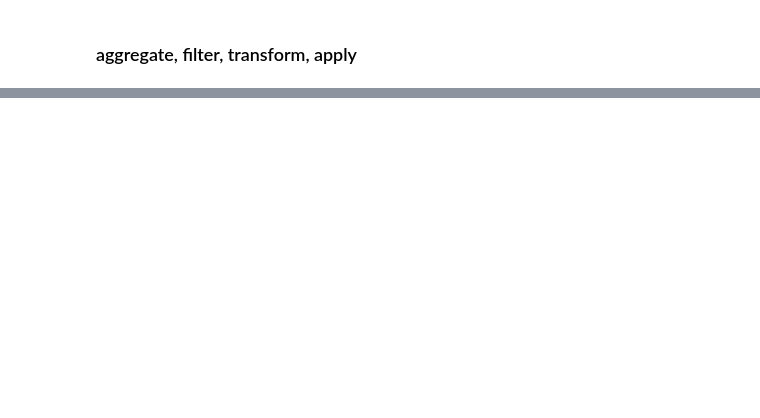
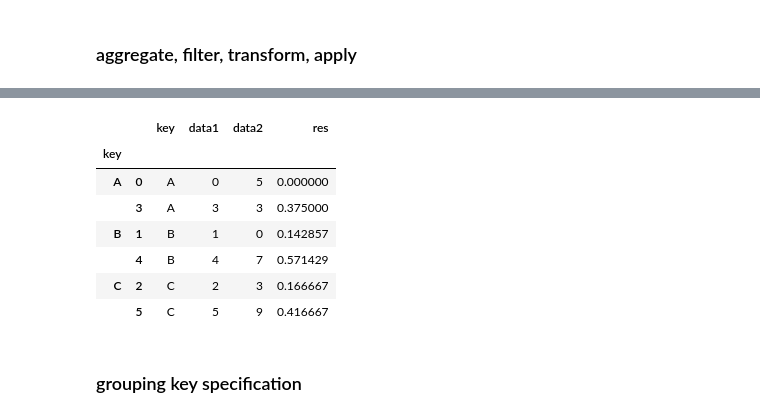
Before and after one commit to 0xdomyz/python_collection, a Jupyter notebook: data/pandas_tute/agg_group/agg_and_group.ipynb, the cells around one changed output, grey strips where cells are left out. Saved outputs shown, nothing was run; the diff lists cells and outputs as text; code cells hidden in the pictures; blank space fills up the shorter version.

```diff
--- a/data/pandas_tute/agg_group/agg_and_group.ipynb
+++ b/data/pandas_tute/agg_group/agg_and_group.ipynb
@@ -100,2 +179,9 @@ df.groupby("key").sum()
 # %% [markdown]
 ### aggregate, filter, transform, apply
+# %%
+rng = np.random.RandomState(0)
+df = pd.DataFrame(
+    {"key": ["A", "B", "C", "A", "B", "C"], "data1": range(6), "data2": rng.randint(0, 10, 6)},
+    columns=["key", "data1", "data2"],
+)
+print(df)
@@ -101,0 +252,7 @@ df.groupby("key").sum()
+# %%
+# apply
+def norm_by_data2(x):
+    x["data1"] /= x["data2"].sum()
+    return x
+
+print(df); print(df.groupby("key").apply(norm_by_data2))
@@ -101,0 +275,17 @@ df.groupby("key").sum()
+# %%
+def norm_by_data2(x):
+    x["res"] = x["data1"] / x["data2"].sum()
+    return x
+
+df.groupby("key").apply(norm_by_data2)
+# %% [output]
+|  |  | key | data1 | data2 | res |
+| key |  |  |  |  |  |
+| A | 0 | A | 0 | 5 | 0.000000 |
+|  | 3 | A | 3 | 3 | 0.375000 |
+| B | 1 | B | 1 | 0 | 0.142857 |
+|  | 4 | B | 4 | 7 | 0.571429 |
+| C | 2 | C | 2 | 3 | 0.166667 |
+|  | 5 | C | 5 | 9 | 0.416667 |
+# %% [markdown]
+### grouping key specification
```
Also changed, not shown: parts of 23 cells of this notebook.
